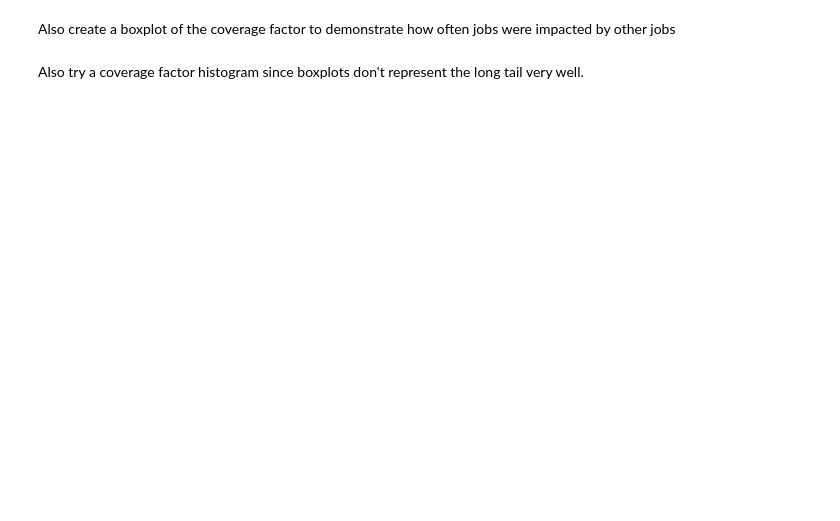
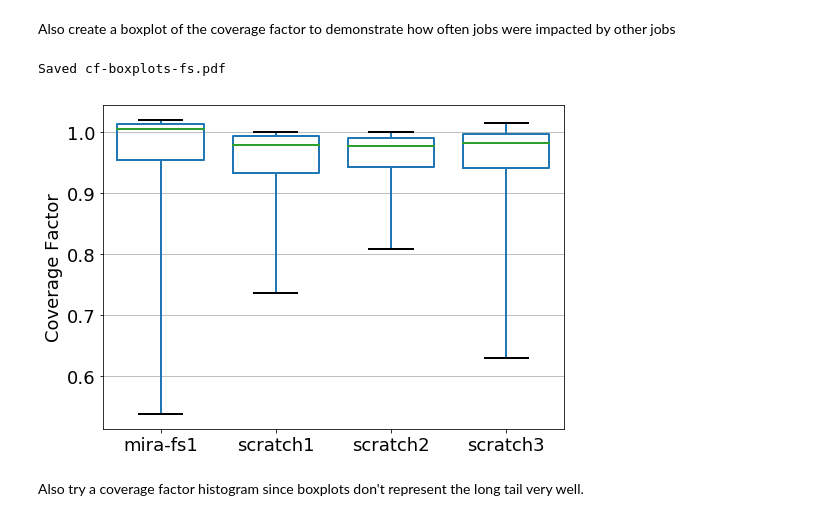
Before and after one commit to glennklockwood/papers-umami, a Jupyter notebook: scripts/correlations/correlation_analysis.ipynb, the cells around one changed output. Drawn from its saved outputs; the diff is of its cells as text; code cells hidden in the pictures; blank space fills up the shorter version.

```diff
--- a/scripts/correlations/correlation_analysis.ipynb
+++ b/scripts/correlations/correlation_analysis.ipynb
@@ -955,28 +1102,32 @@ Also create a boxplot of the coverage factor to demonstrate how often jobs were
 # %%
 fig = plt.figure(figsize=(8,6))
 ax = fig.add_subplot(111)
 df_concat.boxplot(
     column=['coverage_factor'],
     by=["darshan_file_system"],
     ax=ax,
     widths=0.75,
     boxprops={'linewidth':2},
     medianprops={'linewidth':2 },
     whiskerprops={'linewidth':2},
     capprops={'linewidth':2},
     flierprops={'linewidth':2},
-    whis=[5,95])
+    whis=[5,95],
+    showfliers=False)
 ### add window dressing to plots
 # plt.xticks(rotation=45)
 fig.suptitle("")
 ax.set_title("", fontsize=14 )
 ax.set_xlabel("")
 ax.set_ylabel("Coverage Factor")
 ax.xaxis.grid(False)
 
 output_file = "cf-boxplots-fs.pdf"
 fig.savefig(output_file, bbox_inches="tight")
 print "Saved %s" % output_file
+# %% [output]
+Saved cf-boxplots-fs.pdf
+[figure, added]
 # %% [markdown]
 Also try a coverage factor histogram since boxplots don't represent the long tail very well.
 # %%
```
Also changed, not shown: parts of 22 cells of this notebook, 1 other file.
